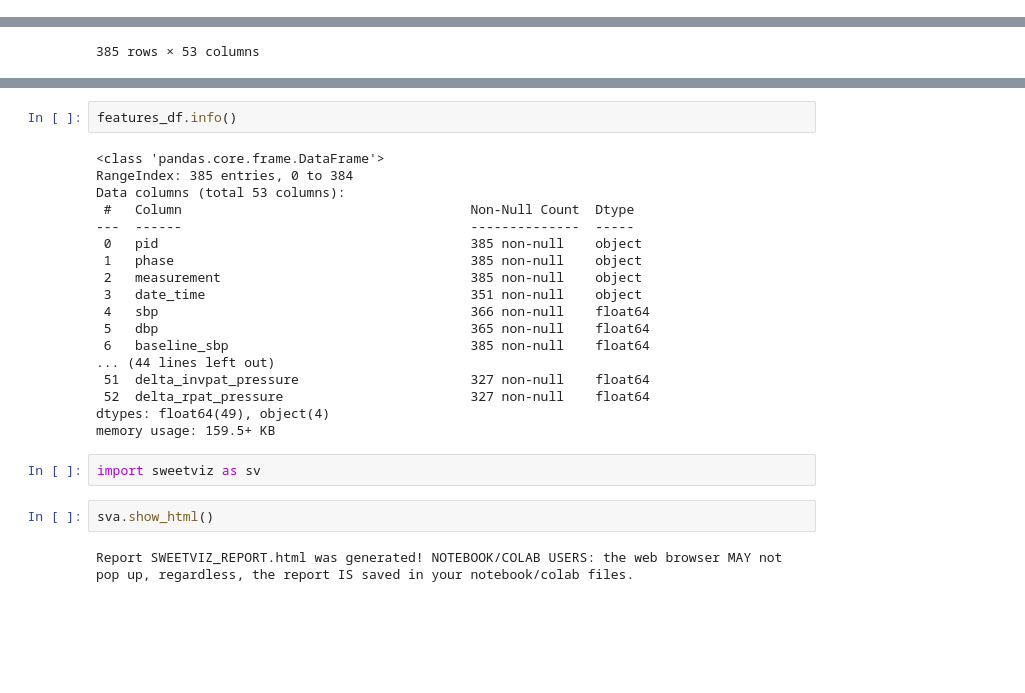
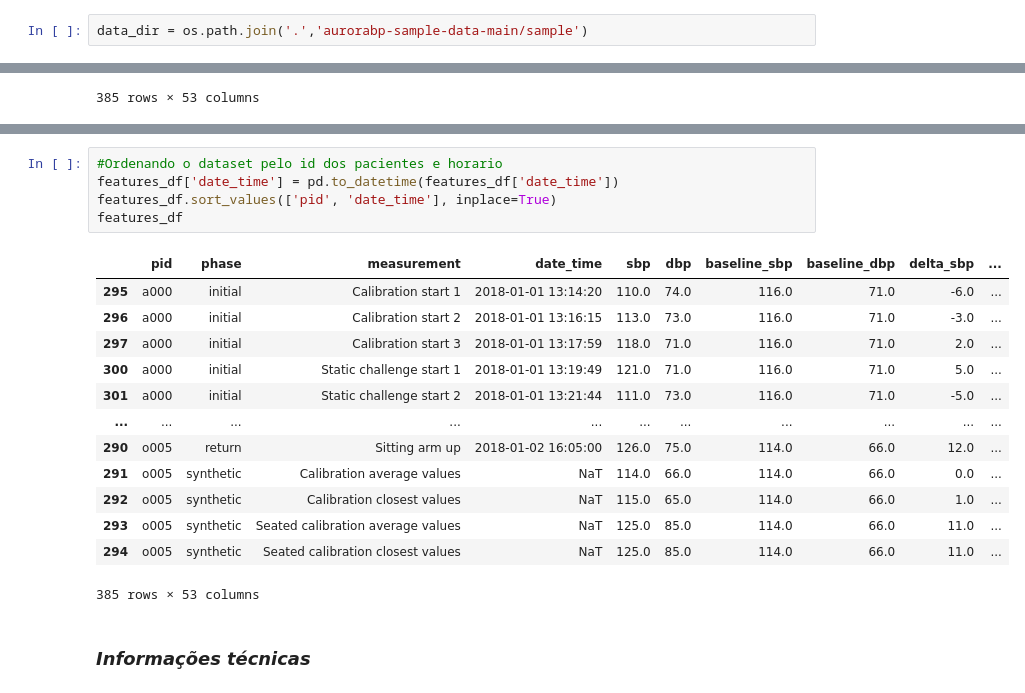
Before and after one commit to brendda-thamyres/processamento_de_sinal, a Jupyter notebook: aurorabp_signalProcessing.ipynb, the cells around one changed output, grey strips where cells are left out. Cells and saved outputs as stored; diff of their text form; blank space fills up the shorter version.

```diff
--- a/aurorabp_signalProcessing.ipynb
+++ b/aurorabp_signalProcessing.ipynb
@@ -18 +17,3 @@ import seaborn as sns
+# %%
+data_dir = os.path.join('.','aurorabp-sample-data-main/sample')
 # %% [markdown]
@@ -59,26 +44,21 @@ features_df.fillna(0)
-# %%
-features_df.info()
-# %% [output]
-<class 'pandas.core.frame.DataFrame'>
-RangeIndex: 385 entries, 0 to 384
-Data columns (total 53 columns):
- #   Column                                     Non-Null Count  Dtype
----  ------                                     --------------  -----
- 0   pid                                        385 non-null    object
- 1   phase                                      385 non-null    object
- 2   measurement                                385 non-null    object
- 3   date_time                                  351 non-null    object
- 4   sbp                                        366 non-null    float64
- 5   dbp                                        365 non-null    float64
- 6   baseline_sbp                               385 non-null    float64
-... (44 lines left out)
- 51  delta_invpat_pressure                      327 non-null    float64
- 52  delta_rpat_pressure                        327 non-null    float64
-dtypes: float64(49), object(4)
-memory usage: 159.5+ KB
-# %%
-import sweetviz as sv
-# %%
-sva.show_html()
-# %% [output]
-Report SWEETVIZ_REPORT.html was generated! NOTEBOOK/COLAB USERS: the web browser MAY not pop up, regardless, the report IS saved in your notebook/colab files.
+# %%
+#Ordenando o dataset pelo id dos pacientes e horario
+features_df['date_time'] = pd.to_datetime(features_df['date_time'])
+features_df.sort_values(['pid', 'date_time'], inplace=True)
+features_df
+# %% [output]
+|  | pid | phase | measurement | date_time | sbp | dbp | baseline_sbp | baseline_dbp | delta_sbp | ... |
+| 295 | a000 | initial | Calibration start 1 | 2018-01-01 13:14:20 | 110.0 | 74.0 | 116.0 | 71.0 | -6.0 | ... |
+| 296 | a000 | initial | Calibration start 2 | 2018-01-01 13:16:15 | 113.0 | 73.0 | 116.0 | 71.0 | -3.0 | ... |
+| 297 | a000 | initial | Calibration start 3 | 2018-01-01 13:17:59 | 118.0 | 71.0 | 116.0 | 71.0 | 2.0 | ... |
+| 300 | a000 | initial | Static challenge start 1 | 2018-01-01 13:19:49 | 121.0 | 71.0 | 116.0 | 71.0 | 5.0 | ... |
+| 301 | a000 | initial | Static challenge start 2 | 2018-01-01 13:21:44 | 111.0 | 73.0 | 116.0 | 71.0 | -5.0 | ... |
+| ... | ... | ... | ... | ... | ... | ... | ... | ... | ... | ... |
+| 290 | o005 | return | Sitting arm up | 2018-01-02 16:05:00 | 126.0 | 75.0 | 114.0 | 66.0 | 12.0 | ... |
+| 291 | o005 | synthetic | Calibration average values | NaT | 114.0 | 66.0 | 114.0 | 66.0 | 0.0 | ... |
+| 292 | o005 | synthetic | Calibration closest values | NaT | 115.0 | 65.0 | 114.0 | 66.0 | 1.0 | ... |
+| 293 | o005 | synthetic | Seated calibration average values | NaT | 125.0 | 85.0 | 114.0 | 66.0 | 11.0 | ... |
+| 294 | o005 | synthetic | Seated calibration closest values | NaT | 125.0 | 85.0 | 114.0 | 66.0 | 11.0 | ... |
+385 rows × 53 columns
+# %% [markdown]
+### _Informações técnicas_
```
Also changed, not shown: parts of 35 cells of this notebook.
